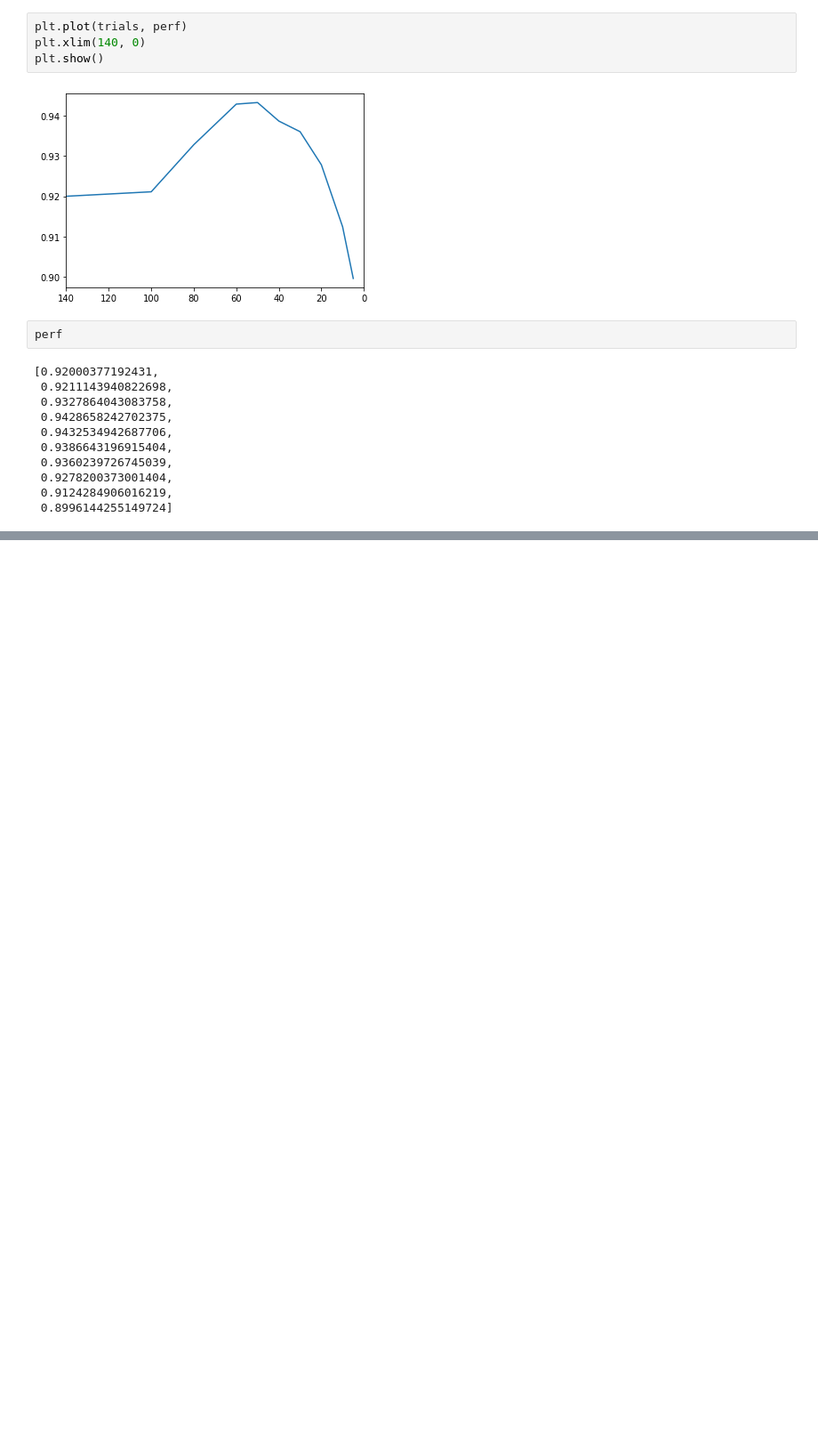
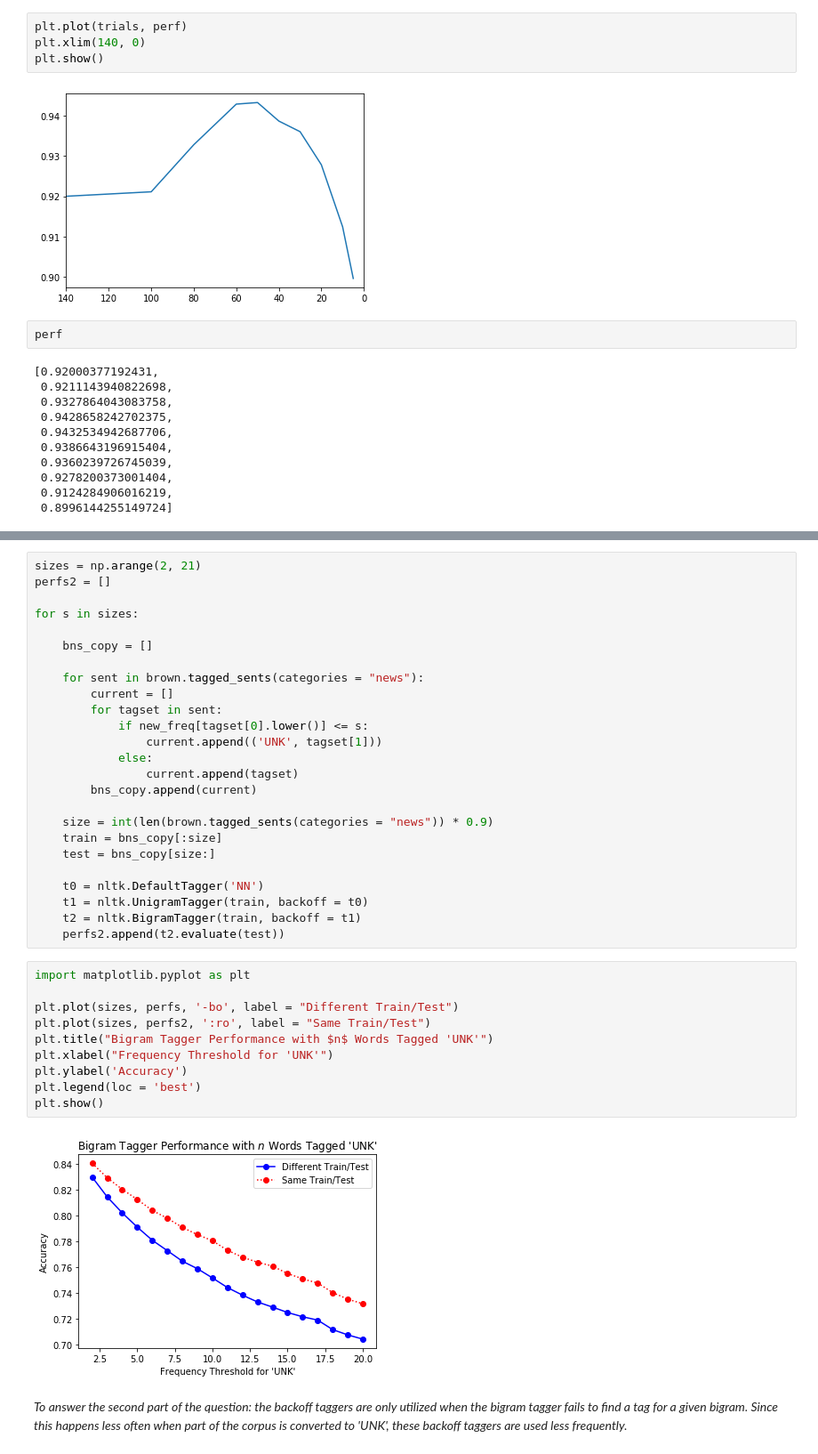
Before and after one commit to STRZGR/Natural-Language-Processing-with-Python-Analyzing-Text-with-the-Natural-Language-Toolkit, a Jupyter notebook: Chapter 05/NLTK Chapter 5 - Exercises.ipynb, the cells around one changed output, grey strips where cells are left out. Shown: that part at 89% size. Saved outputs shown, nothing was run; the diff lists cells and outputs as text; blank space fills up the shorter version.

```diff
--- a/Chapter 05/NLTK Chapter 5 - Exercises.ipynb
+++ b/Chapter 05/NLTK Chapter 5 - Exercises.ipynb
@@ -1158,0 +1492,39 @@ perf
+# %%
+sizes = np.arange(2, 21)
+perfs2 = []
+
+for s in sizes:
+
+    bns_copy = []
+
+    for sent in brown.tagged_sents(categories = "news"):
+        current = []
+        for tagset in sent:
+            if new_freq[tagset[0].lower()] <= s:
+                current.append(('UNK', tagset[1]))
+            else:
+                current.append(tagset)
+        bns_copy.append(current)
+
+    size = int(len(brown.tagged_sents(categories = "news")) * 0.9)
+    train = bns_copy[:size]
+    test = bns_copy[size:]
+
+    t0 = nltk.DefaultTagger('NN')
+    t1 = nltk.UnigramTagger(train, backoff = t0)
+    t2 = nltk.BigramTagger(train, backoff = t1)
+    perfs2.append(t2.evaluate(test))
+# %%
+import matplotlib.pyplot as plt
+
+plt.plot(sizes, perfs, '-bo', label = "Different Train/Test")
+plt.plot(sizes, perfs2, ':ro', label = "Same Train/Test")
+plt.title("Bigram Tagger Performance with $n$ Words Tagged 'UNK'")
+plt.xlabel("Frequency Threshold for 'UNK'")
+plt.ylabel('Accuracy')
+plt.legend(loc = 'best')
+plt.show()
+# %% [output]
+[figure, added]
+# %% [markdown]
+*To answer the second part of the question: the backoff taggers are only utilized when the bigram tagger fails to find a tag for a given bigram.  Since this happens less often when part of the corpus is converted to 'UNK', these backoff taggers are used less frequently.*
```
Also changed, not shown: parts of 64 cells of this notebook.
